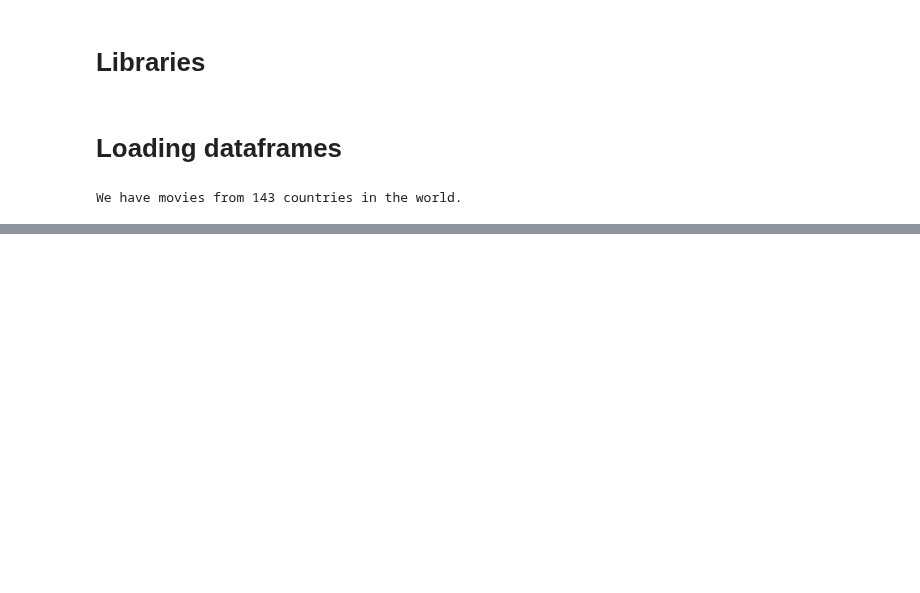
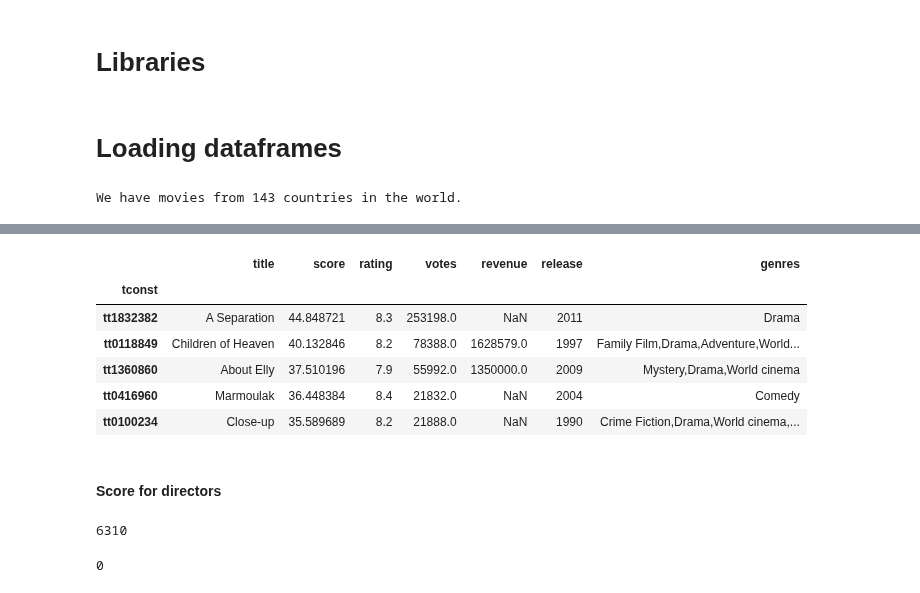
Before and after one commit to epfl-ada/ada-2023-project-crunchychicken, a Jupyter notebook: P3.ipynb, the cells around one changed output, grey strips where cells are left out. Cells and saved outputs as stored; diff of their text form; code cells hidden in the pictures; blank space fills up the shorter version.

Commit message:
vectorized

```diff
--- a/P3.ipynb
+++ b/P3.ipynb
@@ -25,0 +42,8 @@ We have movies from 143 countries in the world.
+# %%
+%%time
+
+def compute_score_vectorized(df):
+    df['score'] = np.log10(df['votes']) * df['rating']
+    return df
+
+movies = compute_score_vectorized(movies)
@@ -25,0 +53,29 @@ We have movies from 143 countries in the world.
+# %%
+def list_top_movies(country: str, top=5):
+    cols = ['title', 'score', 'rating', 'votes', 'revenue', 'release', 'genres']
+    display(movies[movies.countries.str.contains(country)].sort_values(by='score', ascending=False)[:top][cols])
+
+list_top_movies('Iran')
+# %% [output]
+|  | title | score | rating | votes | revenue | release | genres |
+| tconst |  |  |  |  |  |  |  |
+| tt1832382 | A Separation | 44.848721 | 8.3 | 253198.0 | NaN | 2011 | Drama |
+| tt0118849 | Children of Heaven | 40.132846 | 8.2 | 78388.0 | 1628579.0 | 1997 | Family Film,Drama,Adventure,World... |
+| tt1360860 | About Elly | 37.510196 | 7.9 | 55992.0 | 1350000.0 | 2009 | Mystery,Drama,World cinema |
+| tt0416960 | Marmoulak | 36.448384 | 8.4 | 21832.0 | NaN | 2004 | Comedy |
+| tt0100234 | Close-up | 35.589689 | 8.2 | 21888.0 | NaN | 1990 | Crime Fiction,Drama,World cinema,... |
+# %% [markdown]
+#### Score for directors
+# %%
+len(movies[movies["directors"].str.contains(",", na=False)]) # some movies have multiple directors
+# %% [output]
+6310
+# %%
+movies_exploded = movies.reset_index(drop=False).copy()
+
+movies_exploded['directors'] = movies_exploded['directors'].str.split(',')
+movies_exploded = movies_exploded.explode('directors')
+
+len(movies_exploded[movies_exploded["directors"].str.contains(",", na=False)]) # after explode no more duplicates
+# %% [output]
+0
```
Also changed, not shown: parts of 14 cells of this notebook, 2 other files.
